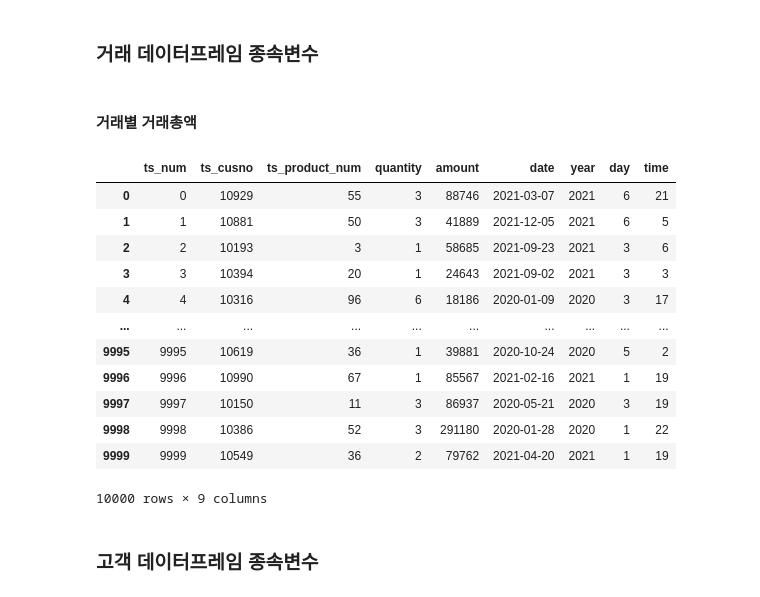
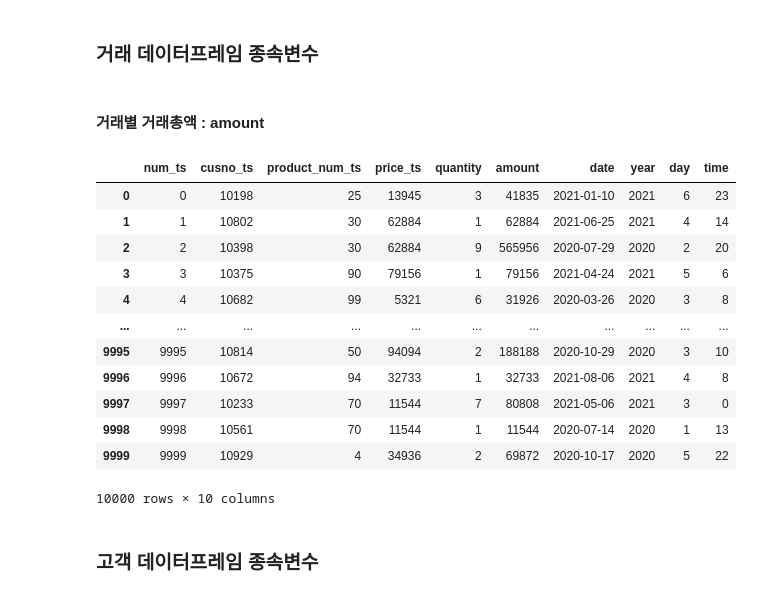
Before and after one commit to zivary/Working-with-data, a Jupyter notebook: 고객거래데이터_cakd_07_맛집트레블러.ipynb, the cells around one changed output. Saved outputs shown, nothing was run; the diff lists cells and outputs as text; code cells hidden in the pictures.

```diff
--- a/고객거래데이터_cakd_07_맛집트레블러.ipynb
+++ b/고객거래데이터_cakd_07_맛집트레블러.ipynb
@@ -365,22 +432,22 @@ purchase.ts_cusno = ts_cusno
 # %%
-ts_product_num = np.random.choice(list(product_num), size=10000)
-purchase.ts_product_num = ts_product_num
+product_num_ts = np.random.choice(list(product_num), size=10000)
+purchase.product_num_ts = product_num_ts
 
-price_grade_1 = product[product['price_grade']== '1'].product_num.tolist()
-price_grade_2 = product[product['price_grade']== '2'].product_num.tolist()
-price_grade_3 = product[product['price_grade']== '3'].product_num.tolist()
+price_grade_1 = product[product['price_grade'] == '1'].product_num.tolist()
+price_grade_2 = product[product['price_grade'] == '2'].product_num.tolist()
+price_grade_3 = product[product['price_grade'] == '3'].product_num.tolist()
 price_grade_3
 
 price_grade_1_20 = np.random.choice(price_grade_1, 1000).tolist()
 price_grade_2_20 = np.random.choice(price_grade_2, 2000).tolist()
 price_grade_3_20 = np.random.choice(price_grade_3, 3000).tolist()
-ts_product_num_20 = price_grade_1_20 + price_grade_2_20 + price_grade_3_20
-random.shuffle(ts_product_num_20)
-purchase[purchase['year'] == 2020].ts_product_num = ts_product_num_20
+product_num_ts_20 = price_grade_1_20 + price_grade_2_20 + price_grade_3_20
+random.shuffle(product_num_ts_20)
+purchase[purchase['year'] == 2020].product_num_ts = product_num_ts_20
 
 price_grade_1_21 = np.random.choice(price_grade_1, 2000).tolist()
 price_grade_2_21 = np.random.choice(price_grade_2, 1000).tolist()
 price_grade_3_21 = np.random.choice(price_grade_3, 1000).tolist()
-ts_product_num_21 = price_grade_1_21 + price_grade_2_21 + price_grade_3_21
-random.shuffle(ts_product_num_21)
-purchase[purchase['year'] == 2021].ts_product_num = ts_product_num_21
+product_num_ts_21 = price_grade_1_21 + price_grade_2_21 + price_grade_3_21
+random.shuffle(product_num_ts_21)
+purchase[purchase['year'] == 2021].product_num_ts = product_num_ts_21
@@ -386,0 +456,9 @@ purchase[purchase['year'] == 2021].ts_product_num = ts_product_num_21
+# %%
+def price_ts(x):
+    a = str(product[product.product_num == x].price)
+    a = int(a.split()[1])
+    return a
+
+
+purchase.price_ts = pd.Series(purchase.product_num_ts.map(price_ts))
+purchase
@@ -441,32 +501,37 @@ product
 # %% [markdown]
 ### 거래 데이터프레임 종속변수
 # %% [markdown]
-#### 거래별 거래총액
+#### 거래별 거래총액 : amount
 # %%
 def amount(x):
-    a = product[product.product_num ==  x].price
-    a = str(a).split()[1]
-    return int(a)
+    a = str(product[product.product_num == x].price)
+    a = int(a.split()[1])
+    return a
 
-b = purchase.ts_product_num.map(amount)
+def price_ts(x):
+    a = str(product[product.product_num == x].price)
+    a = int(a.split()[1])
+    return a
+
+b = purchase.product_num_ts.map(amount)
 b = pd.Series(b)
 
 purchase['amount'] = b*purchase.quantity
 purchase
 # %% [output]
-|  | ts_num | ts_cusno | ts_product_num | quantity | amount | date | year | day | time |
-| 0 | 0 | 10929 | 55 | 3 | 88746 | 2021-03-07 | 2021 | 6 | 21 |
-| 1 | 1 | 10881 | 50 | 3 | 41889 | 2021-12-05 | 2021 | 6 | 5 |
-| 2 | 2 | 10193 | 3 | 1 | 58685 | 2021-09-23 | 2021 | 3 | 6 |
-| 3 | 3 | 10394 | 20 | 1 | 24643 | 2021-09-02 | 2021 | 3 | 3 |
-| 4 | 4 | 10316 | 96 | 6 | 18186 | 2020-01-09 | 2020 | 3 | 17 |
-| ... | ... | ... | ... | ... | ... | ... | ... | ... | ... |
-| 9995 | 9995 | 10619 | 36 | 1 | 39881 | 2020-10-24 | 2020 | 5 | 2 |
-| 9996 | 9996 | 10990 | 67 | 1 | 85567 | 2021-02-16 | 2021 | 1 | 19 |
-| 9997 | 9997 | 10150 | 11 | 3 | 86937 | 2020-05-21 | 2020 | 3 | 19 |
-| 9998 | 9998 | 10386 | 52 | 3 | 291180 | 2020-01-28 | 2020 | 1 | 22 |
-| 9999 | 9999 | 10549 | 36 | 2 | 79762 | 2021-04-20 | 2021 | 1 | 19 |
+|  | num_ts | cusno_ts | product_num_ts | price_ts | quantity | amount | date | year | day | time |
+| 0 | 0 | 10198 | 25 | 13945 | 3 | 41835 | 2021-01-10 | 2021 | 6 | 23 |
+| 1 | 1 | 10802 | 30 | 62884 | 1 | 62884 | 2021-06-25 | 2021 | 4 | 14 |
+| 2 | 2 | 10398 | 30 | 62884 | 9 | 565956 | 2020-07-29 | 2020 | 2 | 20 |
+| 3 | 3 | 10375 | 90 | 79156 | 1 | 79156 | 2021-04-24 | 2021 | 5 | 6 |
+| 4 | 4 | 10682 | 99 | 5321 | 6 | 31926 | 2020-03-26 | 2020 | 3 | 8 |
+| ... | ... | ... | ... | ... | ... | ... | ... | ... | ... | ... |
+| 9995 | 9995 | 10814 | 50 | 94094 | 2 | 188188 | 2020-10-29 | 2020 | 3 | 10 |
+| 9996 | 9996 | 10672 | 94 | 32733 | 1 | 32733 | 2021-08-06 | 2021 | 4 | 8 |
+| 9997 | 9997 | 10233 | 70 | 11544 | 7 | 80808 | 2021-05-06 | 2021 | 3 | 0 |
+| 9998 | 9998 | 10561 | 70 | 11544 | 1 | 11544 | 2020-07-14 | 2020 | 1 | 13 |
+| 9999 | 9999 | 10929 | 4 | 34936 | 2 | 69872 | 2020-10-17 | 2020 | 5 | 22 |
-10000 rows × 9 columns
+10000 rows × 10 columns
 # %% [markdown]
 ### 고객 데이터프레임 종속변수
 # %% [markdown]
```
Also changed, not shown: parts of 59 cells of this notebook, 1 other file.
